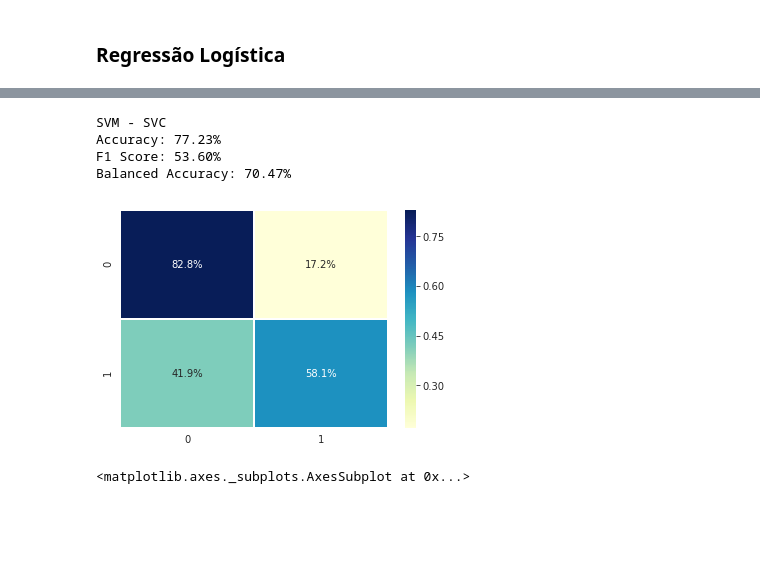
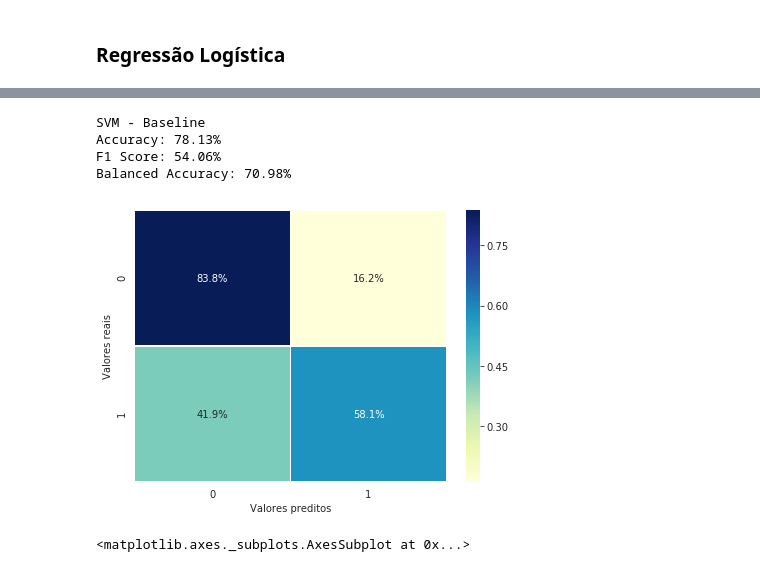
Before and after one commit to tmiessa/mdc-defaultcredit, a Jupyter notebook: mdc_defaultcredit.ipynb, the cells around one changed output, grey strips where cells are left out. Saved outputs shown, nothing was run; the diff lists cells and outputs as text; code cells hidden in the pictures; blank space fills up the shorter version.

```diff
--- a/mdc_defaultcredit.ipynb
+++ b/mdc_defaultcredit.ipynb
@@ -329,4 +326,7 @@ Balanced Accuracy: 66.39%
 # %%
-svm = SVC(kernel='rbf', C=1, class_weight='balanced', random_state=999)
+%%time
+
+svm = SVC(kernel='rbf', C=10, gamma=0.01, class_weight='balanced', random_state=999)
 svm.fit(z_train, y_train)
+predictions = svm.predict(z_valid)
 # %% [output]
@@ -337,26 +335,11 @@ SVC(C=1, cache_size=200, class_weight='balanced', coef0=0.0,
-# %%
-predictions = svm.predict(z_test)
-
-print('SVM - SVC')
-print('Accuracy: %.2f%%' % (accuracy_score(y_test, predictions)*100))
-print('F1 Score: %.2f%%' % (f1_score(y_test, predictions)*100))
-print('Balanced Accuracy: %.2f%%' % (balanced_accuracy_score(y_test, predictions)*100))
-
-c = confusion_matrix(y_test, predictions)
-r = c / c.sum(axis=1)[:, np.newaxis]
-
-sns.set_style("whitegrid")
-plt.figure(figsize=(6, 4))
-# Matriz de Confusão:
-# 	Linhas: Real
-# 	Colunas: Predito
-sns.heatmap(r, linewidths=.5, cmap='YlGnBu', annot=True, fmt='.1%');
-# %% [output]
-SVM - SVC
-Accuracy: 77.23%
-F1 Score: 53.60%
-Balanced Accuracy: 70.47%
-[figure, removed]
+# %%
+plotResults('SVM - Baseline', predictions, y_valid)
+# %% [output]
+SVM - Baseline
+Accuracy: 78.13%
+F1 Score: 54.06%
+Balanced Accuracy: 70.98%
+[figure, added]
 # %%
 # Dados estão desbalanceados - usar um SMOTE ajudaria?
 # Para o SVM provavelmente não, por conta de toda a ideia por trás dele. Mas checaremos de qualquer maneira, para ter certeza
```
Also changed, not shown: parts of 119 cells of this notebook.
